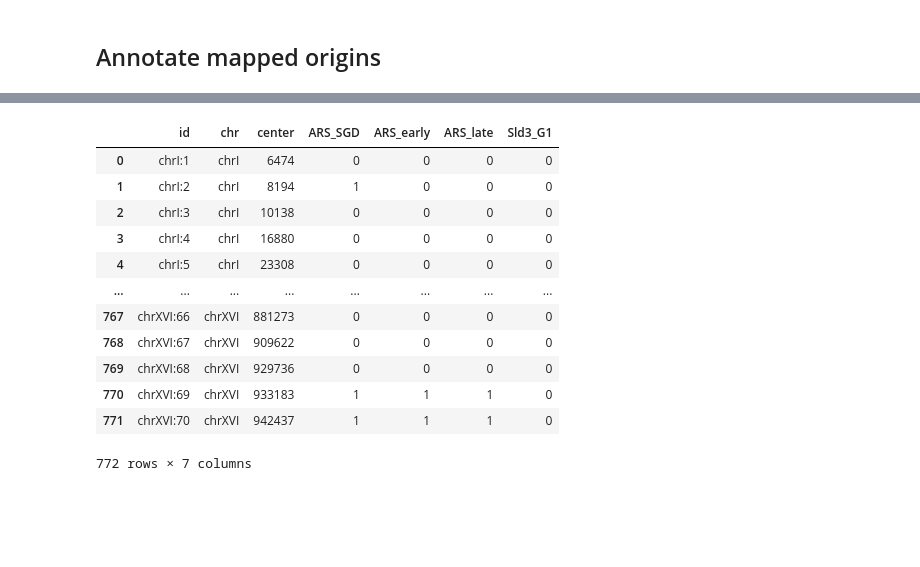
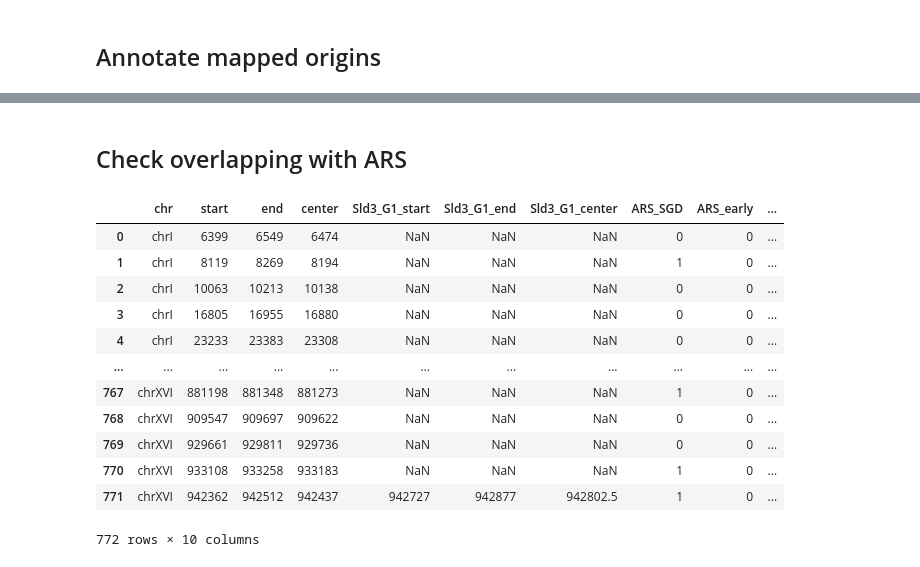
Before and after one commit to plantazja/ChEC_Analysis, a Jupyter notebook: notebooks/origin_analysis/MCM_table.ipynb, the cells around one changed output, grey strips where cells are left out. Saved outputs shown, nothing was run; the diff lists cells and outputs as text; code cells hidden in the pictures; blank space fills up the shorter version.

```diff
--- a/notebooks/origin_analysis/MCM_table.ipynb
+++ b/notebooks/origin_analysis/MCM_table.ipynb
@@ -16,7 +24,8 @@ from save import save_overlaps
 ####### LOAD DATA #######
 # Load coomon peaks for MCM2 and MCM4
 output_dir = '../../results/compared_peaks'
-MCM_G1 = pd.read_csv(f'{output_dir}/RDY368_G1_nTr_nT_nC_RDY412_G1_nTr_nT_nC/in_RDY412_G1_nTr_nT_nC_RDY368_G1_nTr_nT_nC_ex.bed', # output from notebooks/compare_coordinates/1_compare_peaks.ipynb
+bed_path = f'{output_dir}/RDY368_G1_nTr_nT_nC_RDY412_G1_nTr_nT_nC/in_RDY412_G1_nTr_nT_nC_RDY368_G1_nTr_nT_nC_ex.bed' # output from notebooks/compare_coordinates/1_compare_peaks.ipynb
+MCM_G1 = pd.read_csv(bed_path,
                 names=['chr', 'start', 'end', 'center'],
                 sep='\t', header=None)
 
@@ -45,9 +82,3 @@ ARS_SGD = pd.read_csv('../../resources/ARS_SGD.bed', names=['chr', 'start', 'end
 ARS_early = pd.read_csv('../../resources/ARS_early.bed', names=['chr', 'start', 'end', 'center'], sep='\t', header=None)
 ARS_late = pd.read_csv('../../resources/ARS_late.bed', names=['chr', 'start', 'end', 'center'], sep='\t', header=None)
 Sld3_G1 = pd.read_csv('../../../ChEC_Data_Complete/homer_peaks_merged/RDY342_G1_nTr_nT_nC.bed', names=['chr', 'start', 'end', 'center'], sep='\t', header=None)
-# %%
-def check_match(row, factor):
-    mask = (factor['chr'] == row['chr']) & \
-           (row['center'] + 75 >= factor['start']) & \
-           (row['center'] - 75 <= factor['end'])
-    return mask.any()
@@ -53,0 +202,8 @@ def check_match(row, factor):
+# %%
+MCM_table = compare_pairwise(
+                            {'MCM': MCM_G1},
+                            {'Sld3_G1': Sld3_G1},
+                            include_neighbours=1200,
+                            factor_wig_path="../../../ChEC_Data_Complete/wig/cpm_mean/RDY342_G1_nTr_nT_nC_cpm_mean.wig")
+
+MCM_table
@@ -54,40 +241,33 @@ def check_match(row, factor):
+# %% [markdown]
+## Check overlapping with ARS
+# %%
+def check_match(row, factor):
+    overlap = factor[
+        (factor['chr'] == row['chr']) &
+        (factor['start'] <= row['end'] + 150) &
+        (factor['end'] >= row['start'] - 150)
+    ]
+    return 1 if not overlap.empty else 0
 # %%
-MCM_table = pd.DataFrame()
-
-# 1. Create id for each origin
-chr_list = MCM_G1['chr'].to_list()
-id_list = []
-d = {'chrI':0,'chrII':0,'chrIII':0,'chrIV':0,'chrV':0,'chrVI':0,'chrVII':0,'chrVIII':0,
-          'chrIX':0,'chrX':0,'chrXI':0,'chrXII':0,'chrXIII':0,'chrXIV':0,'chrXV':0,'chrXVI':0}
-for chromosome in chr_list:
-    d[chromosome] += 1
-    id_list.append(f'{chromosome}:{d[chromosome]}')
-MCM_table['id'] = id_list
-MCM_table['chr'] = MCM_G1['chr']
-
-# 2. Get coordinate for origin
-MCM_table['center'] = MCM_G1['center']
-
 # 3. Label origin based on overlapping with provided factor
 MCM_table['ARS_SGD'] = MCM_table.apply(check_match, axis=1, factor=ARS_SGD).astype(int)
 MCM_table['ARS_early'] = MCM_table.apply(check_match, axis=1, factor=ARS_early).astype(int)
 MCM_table['ARS_late'] = MCM_table.apply(check_match, axis=1, factor=ARS_late).astype(int)
-MCM_table['Sld3_G1'] = MCM_table.apply(check_match, axis=1, factor=Sld3_G1).astype(int)
 MCM_table
 # %% [output]
-|  | id | chr | center | ARS_SGD | ARS_early | ARS_late | Sld3_G1 |
-| 0 | chrI:1 | chrI | 6474 | 0 | 0 | 0 | 0 |
-| 1 | chrI:2 | chrI | 8194 | 1 | 0 | 0 | 0 |
-| 2 | chrI:3 | chrI | 10138 | 0 | 0 | 0 | 0 |
-| 3 | chrI:4 | chrI | 16880 | 0 | 0 | 0 | 0 |
-| 4 | chrI:5 | chrI | 23308 | 0 | 0 | 0 | 0 |
-| ... | ... | ... | ... | ... | ... | ... | ... |
-| 767 | chrXVI:66 | chrXVI | 881273 | 0 | 0 | 0 | 0 |
-| 768 | chrXVI:67 | chrXVI | 909622 | 0 | 0 | 0 | 0 |
-| 769 | chrXVI:68 | chrXVI | 929736 | 0 | 0 | 0 | 0 |
-| 770 | chrXVI:69 | chrXVI | 933183 | 1 | 1 | 1 | 0 |
-| 771 | chrXVI:70 | chrXVI | 942437 | 1 | 1 | 1 | 0 |
+|  | chr | start | end | center | Sld3_G1_start | Sld3_G1_end | Sld3_G1_center | ARS_SGD | ARS_early | ... |
+| 0 | chrI | 6399 | 6549 | 6474 | NaN | NaN | NaN | 0 | 0 | ... |
+| 1 | chrI | 8119 | 8269 | 8194 | NaN | NaN | NaN | 1 | 0 | ... |
+| 2 | chrI | 10063 | 10213 | 10138 | NaN | NaN | NaN | 0 | 0 | ... |
+| 3 | chrI | 16805 | 16955 | 16880 | NaN | NaN | NaN | 0 | 0 | ... |
+| 4 | chrI | 23233 | 23383 | 23308 | NaN | NaN | NaN | 0 | 0 | ... |
+| ... | ... | ... | ... | ... | ... | ... | ... | ... | ... | ... |
+| 767 | chrXVI | 881198 | 881348 | 881273 | NaN | NaN | NaN | 1 | 0 | ... |
+| 768 | chrXVI | 909547 | 909697 | 909622 | NaN | NaN | NaN | 0 | 0 | ... |
+| 769 | chrXVI | 929661 | 929811 | 929736 | NaN | NaN | NaN | 0 | 0 | ... |
+| 770 | chrXVI | 933108 | 933258 | 933183 | NaN | NaN | NaN | 1 | 0 | ... |
+| 771 | chrXVI | 942362 | 942512 | 942437 | 942727 | 942877 | 942802.5 | 1 | 0 | ... |
-772 rows × 7 columns
+772 rows × 10 columns
 # %%
 # Save table
 MCM_table.to_csv('../../resources/MCM_table.tsv', sep='\t')
```
Also changed, not shown: parts of 16 cells of this notebook, 3 other files.
